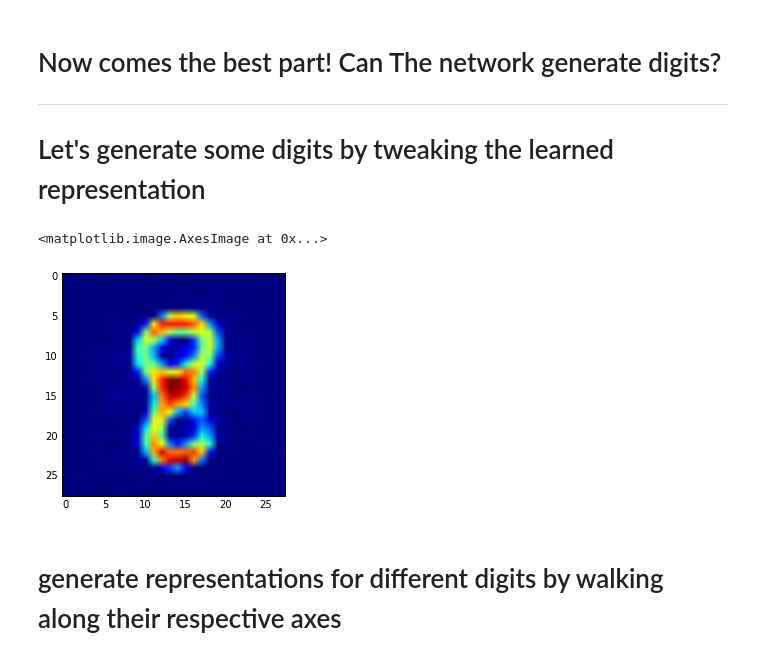
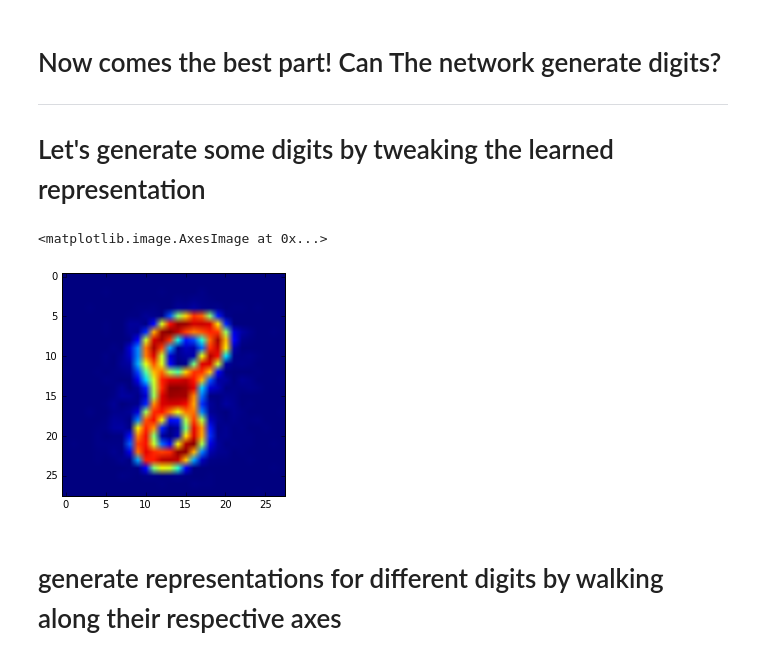
Before and after one commit to akanimax/my-deity, a Jupyter notebook: Scripts/IDEA_1/COMPRESSION_CUM_CLASSIFICATION_v_2.ipynb, the cells around one changed output. Drawn from its saved outputs; the diff is of its cells as text; code cells hidden in the pictures.

```diff
--- a/Scripts/IDEA_1/COMPRESSION_CUM_CLASSIFICATION_v_2.ipynb
+++ b/Scripts/IDEA_1/COMPRESSION_CUM_CLASSIFICATION_v_2.ipynb
@@ -358,7 +358,7 @@ tensorboard_writer = tf.summary.FileWriter(model_path_name, graph=sess.graph, fi
 sess.run(init)
 # %%
 # start training the network for num_iterations and using the batch_size
-global_step = 0
+global_step = 30202
 for epoch in range(no_of_epochs):
     global_index = 0; costs = [] # start with empty list
     while(global_index < n_train_examples):
@@ -479,13 +481,13 @@ Testing accuracy:97.380952381
 -------------------------------------------------------------------------------------------------------------------
 # Let's generate some digits by tweaking the learned representation
 # %%
-generator_array = np.array([0, 0, 0, 0, 0, 0, 0, 0, 20, 0]).reshape(-1, 1).astype(np.float32)
+generator_array = np.array([0, 0, 0, 0, 0, 0, 0, 0, 30, 0]).reshape(-1, 1).astype(np.float32)
 generator_array.dtype
 generated_image = sess.run(generated_digits, feed_dict={in_back_vector: generator_array}).reshape((28, 28))
 plt.imshow(generated_image)
 # %% [output]
 <matplotlib.image.AxesImage at 0x...>
-[figure, old version]
+[figure, new version]
 # %% [markdown]
 # generate representations for different digits by walking along their respective axes
 # %%
```
Also changed, not shown: parts of 11 cells of this notebook, 11 other files.
